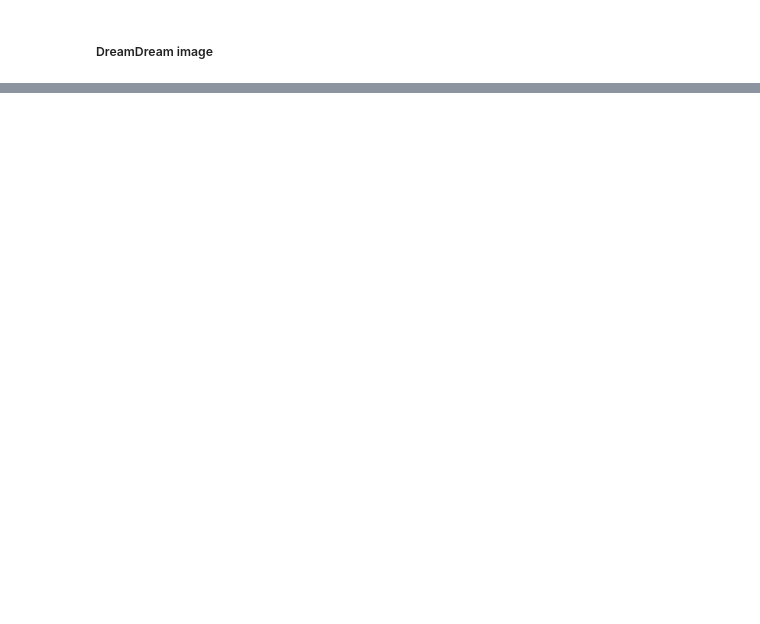
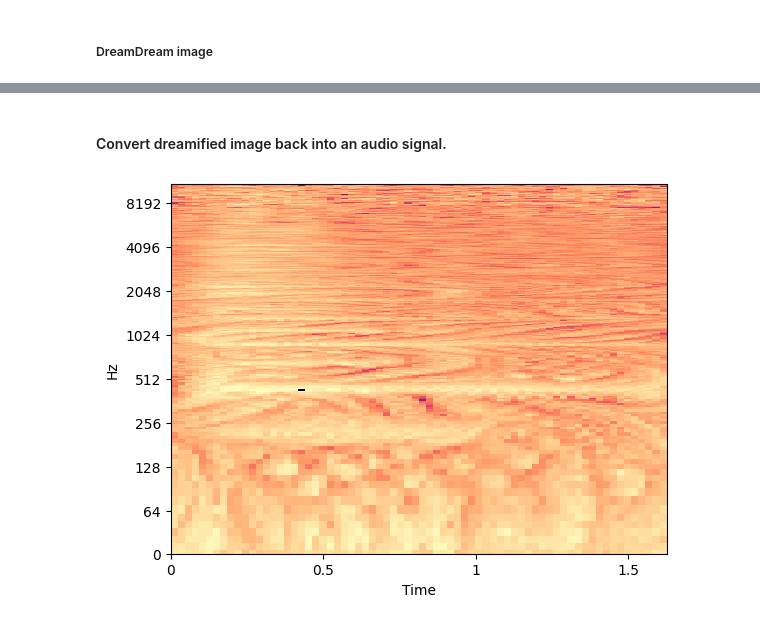
Before and after one commit to wammy19/auditory-deep-dreamer, a Jupyter notebook: jupyter-notebooks/4_deep_dream_spectrogram.ipynb, the cells around one changed output, grey strips where cells are left out. Saved outputs shown, nothing was run; the diff lists cells and outputs as text; code cells hidden in the pictures; blank space fills up the shorter version.

```diff
--- a/jupyter-notebooks/4_deep_dream_spectrogram.ipynb
+++ b/jupyter-notebooks/4_deep_dream_spectrogram.ipynb
@@ -43,17 +64,17 @@ InternalError: Failed copying input tensor from /job:localhost/replica:0/task:0/
 # %%
 # Maximize the activations of these layers.
 layer_names: List[str] = [
-    'mixed5',
-    'mixed0'
+    'mixed2',
+    'mixed1'
 ]
 
 deep_dreamer = DeepDreamer(layer_names)
 
 # Change settings below to achieve different results.
-image: Tensor = deep_dreamer.dreamify(
-    _img=original_img,
-    steps_per_octave=50,
-    step_size=0.01,
+dreamified_image: Tensor = deep_dreamer.dreamify(
+    _img=img,
+    steps_per_octave=25,
+    step_size=0.02,
     octaves=range(-2, 5),
     octave_scale=1.3,
 )
@@ -61,7 +82,5 @@ image: Tensor = deep_dreamer.dreamify(
 # Clear anything that might have been draw such as warnings.
 display.clear_output(wait=True)
 
-image = tf.image.resize(image, base_shape)  # Resize image to original image size.
-image = tf.image.convert_image_dtype(image / 255.0, dtype=tf.uint8)
-
-display_image(image)
+dreamified_image = tf.image.resize(dreamified_image, base_shape)  # Resize image to original image size.
+dreamified_image = tf.image.convert_image_dtype(dreamified_image / 255.0, dtype=tf.uint8)
@@ -67,0 +97,23 @@ display_image(image)
+# %% [markdown]
+#### Convert dreamified image back into an audio signal.
+# %%
+# This block of code is not my code.
+# Source: https://github.com/markostam/audio-deepdream-tf/blob/master/deep_audio_dreams.ipynb
+
+# Undo processing to bring the image back from 0-255 to original scale.
+deepdream_out = np.flipud(dreamified_image)
+deepdream_out = (1 - deepdream_out) * y_stft_mag.max()
+deepdream_out = np.power(deepdream_out, 1 / nonlin)
+
+# Flatten the three channels and normalize over number of channels.
+deepdream_out = np.sum(deepdream_out, axis=2) / 3.0
+
+# Show the new log-spectrogram.
+librosa.display.specshow(np.log(np.abs(deepdream_out)), sr=consts.SAMPLE_RATE, x_axis='time', y_axis='log')
+plt.show()
+
+# add back in the original phase
+deepdream_out_orig = deepdream_out.copy()
+deepdream_out = deepdream_out * y_stft_ang
+# %% [output]
+[figure, added]
```
Also changed, not shown: parts of 11 cells of this notebook, 2 other files.
